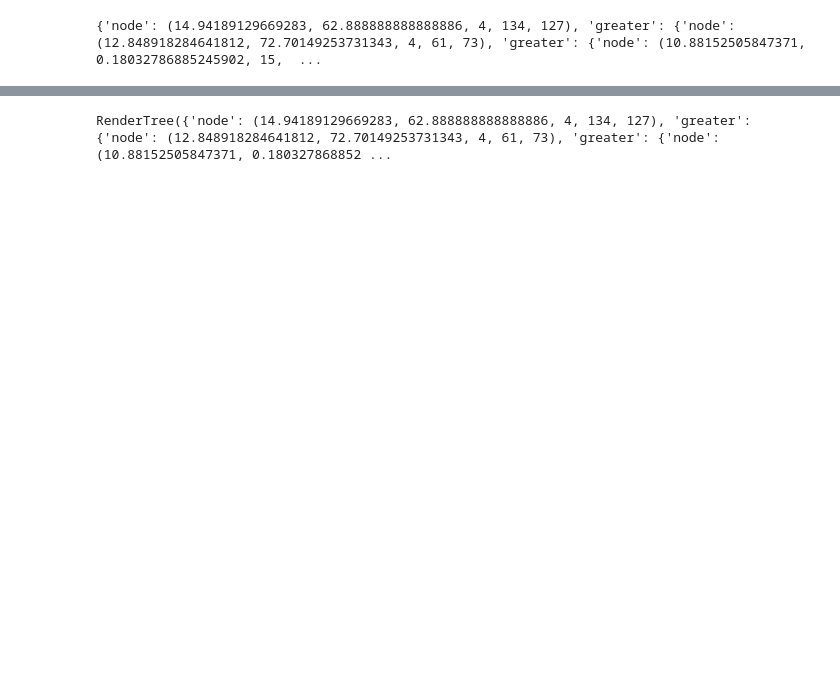
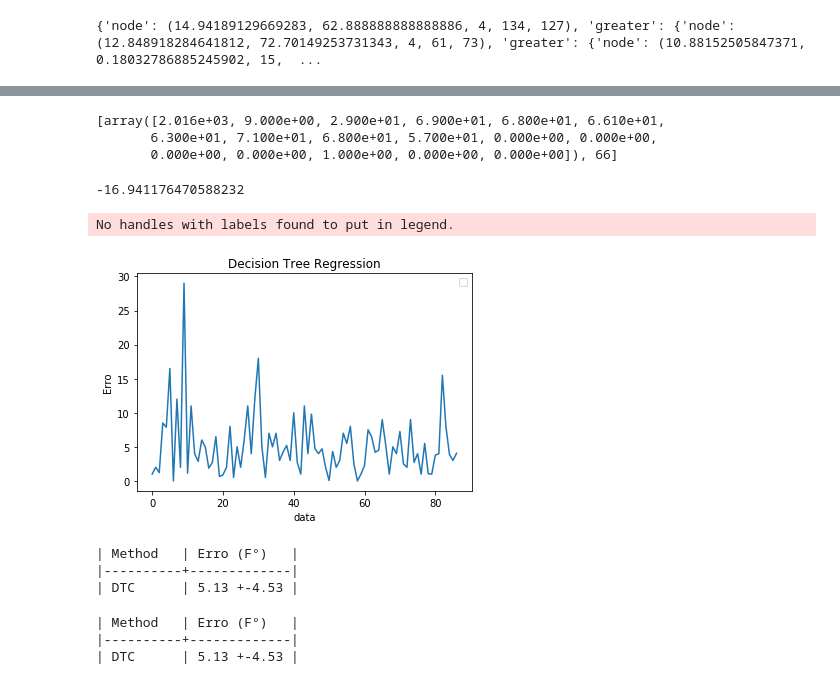
Before and after one commit to ysraell/random-forest-lab, a Jupyter notebook: RFRPY/RFR_from_scratch.ipynb, the cells around one changed output, grey strips where cells are left out. Saved outputs shown, nothing was run; the diff lists cells and outputs as text; code cells hidden in the pictures; blank space fills up the shorter version.

```diff
--- a/RFRPY/RFR_from_scratch.ipynb
+++ b/RFRPY/RFR_from_scratch.ipynb
@@ -273,4 +266,23 @@ pre = RenderTree(tree)
-# %%
-pre
-# %% [output]
-RenderTree({'node': (14.94189129669283, 62.888888888888886, 4, 134, 127), 'greater': {'node': (12.848918284641812, 72.70149253731343, 4, 61, 73), 'greater': {'node': (10.88152505847371, 0.180327868852 ...
+# %%
+x = test_features[0,:]
+y = test_labels[0]
+print([x,y])
+# %% [output]
+[array([2.016e+03, 9.000e+00, 2.900e+01, 6.900e+01, 6.800e+01, 6.610e+01,
+       6.300e+01, 7.100e+01, 6.800e+01, 5.700e+01, 0.000e+00, 0.000e+00,
+       0.000e+00, 0.000e+00, 1.000e+00, 0.000e+00, 0.000e+00]), 66]
+# %%
+
+def use_tree(tree,x):
+    if ('node' in tree):
+        bs_temp = tree['node']
+        if (x[bs_temp[2]] >bs_temp[1]):
+            return use_tree(tree['greater'],x)
+        else:
+            return use_tree(tree['less'],x)
+    else:
+        bs_temp = tree['leaf']
+        if (x[bs_temp[2]] >bs_temp[1]):
+            return tree['greater']
+        else:
+            return tree['less']
@@ -276,0 +291,30 @@ RenderTree({'node': (14.94189129669283, 62.888888888888886, 4, 134, 127), 'great
+# %%
+yh-y
+# %% [output]
+-16.941176470588232
+# %%
+e = np.zeros((len(test_labels),1))
+for i in range(0,len(test_labels)):
+    x = test_features[i,:]
+    e[i] = abs(use_tree(tree,x)[0]-test_labels[i])
+
+# Plot the results
+plt.figure()
+plt.plot(e)
+plt.xlabel("data")
+plt.ylabel("Erro")
+plt.title("Decision Tree Regression")
+plt.legend()
+plt.show()
+# %% [output]
+No handles with labels found to put in legend.
+[figure, added]
+# %%
+mean_e = e.mean()
+std_e  = e.std()
+print(tb([['DTC ', "{:.2f}".format(mean_e)+" +-{:.2f}".format(std_e)]], \
+          headers=["Method", "Erro (F°)"], tablefmt='orgtbl'))
+# %% [output]
+| Method   | Erro (F°)   |
+|----------+-------------|
+| DTC      | 5.13 +-4.53 |
@@ -276,0 +339,9 @@ RenderTree({'node': (14.94189129669283, 62.888888888888886, 4, 134, 127), 'great
+# %%
+mean_e = e.mean()
+std_e  = e.std()
+print(tb([['DTC ', "{:.2f}".format(mean_e)+" +-{:.2f}".format(std_e)]], \
+          headers=["Method", "Erro (F°)"], tablefmt='orgtbl'))
+# %% [output]
+| Method   | Erro (F°)   |
+|----------+-------------|
+| DTC      | 5.13 +-4.53 |
```
Also changed, not shown: parts of 27 cells of this notebook, 12 other files.
